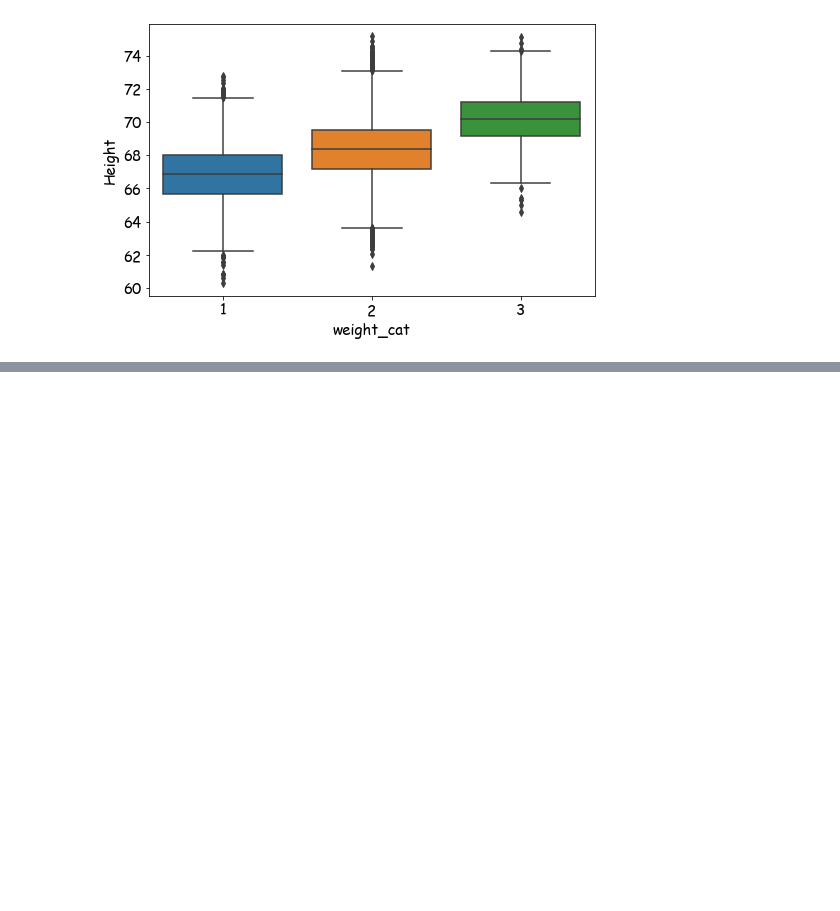
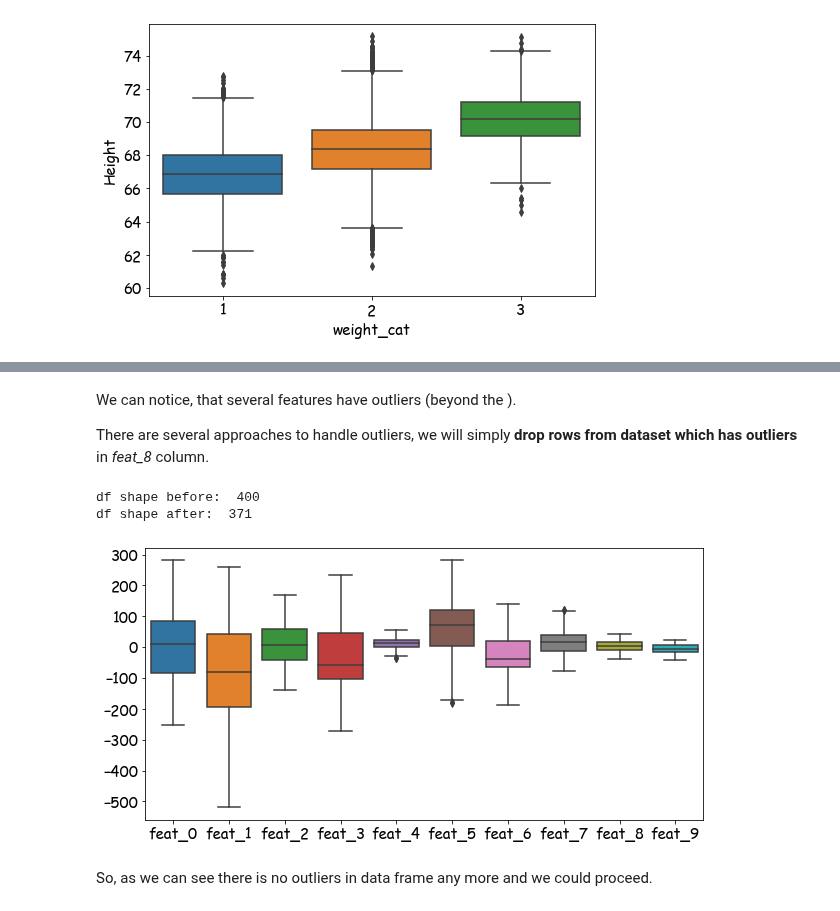
Before and after one commit to ZakharovAleksey/Study, a Jupyter notebook: Machine Learning/Yandex_specialization/main_ml_steps.ipynb, the cells around one changed output, grey strips where cells are left out. Drawn from its saved outputs; the diff is of its cells as text; code cells hidden in the pictures; blank space fills up the shorter version.

```diff
--- a/Machine Learning/Yandex_specialization/main_ml_steps.ipynb
+++ b/Machine Learning/Yandex_specialization/main_ml_steps.ipynb
@@ -122,0 +196,30 @@ sns.boxplot(data=df, x='weight_cat', y = 'Height')
+# %% [markdown]
+We can notice, that several features have outliers (beyond the ).
+
+There are several approaches to handle outliers, we will simply **drop rows from dataset which has outliers** in *feat_8* column.
+# %%
+# Detect outliers, basing on boxplot data
+def outlier_filter(df, column, width=1.5):
+    q1 = df[column].quantile(0.25)
+    q3 = df[column].quantile(0.75)
+    iqr = q3 - q1
+    # Here we do not forget about np.nan values
+    return ((df[column] >= q1 - width * iqr) &
+            (df[column] <= q3 + width * iqr) |
+            df[column].isnull())
+
+print('df shape before: ', df.shape[0])
+
+for col in df.columns.values[:-1]:
+    df = df.loc[outlier_filter(df, col)]
+
+print('df shape after: ', df.shape[0])
+
+fig, ax = plt.subplots(figsize=(10, 5))
+ax = sns.boxplot(data=df.iloc[:, :-1])
+# %% [output]
+df shape before:  400
+df shape after:  371
+[figure, added]
+# %% [markdown]
+So, as we can see there is no outliers in data frame any more and we could proceed.
```
Also changed, not shown: parts of 57 cells of this notebook, 1 other file.
